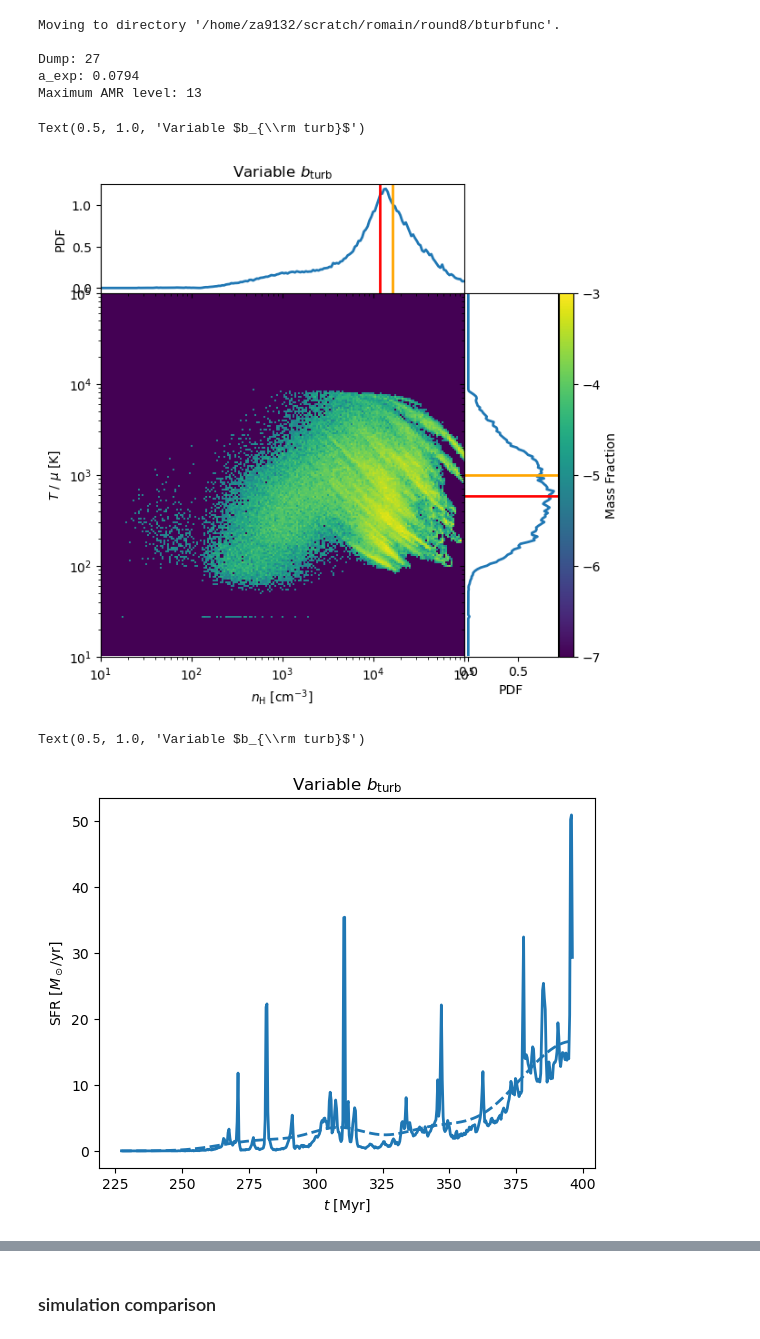
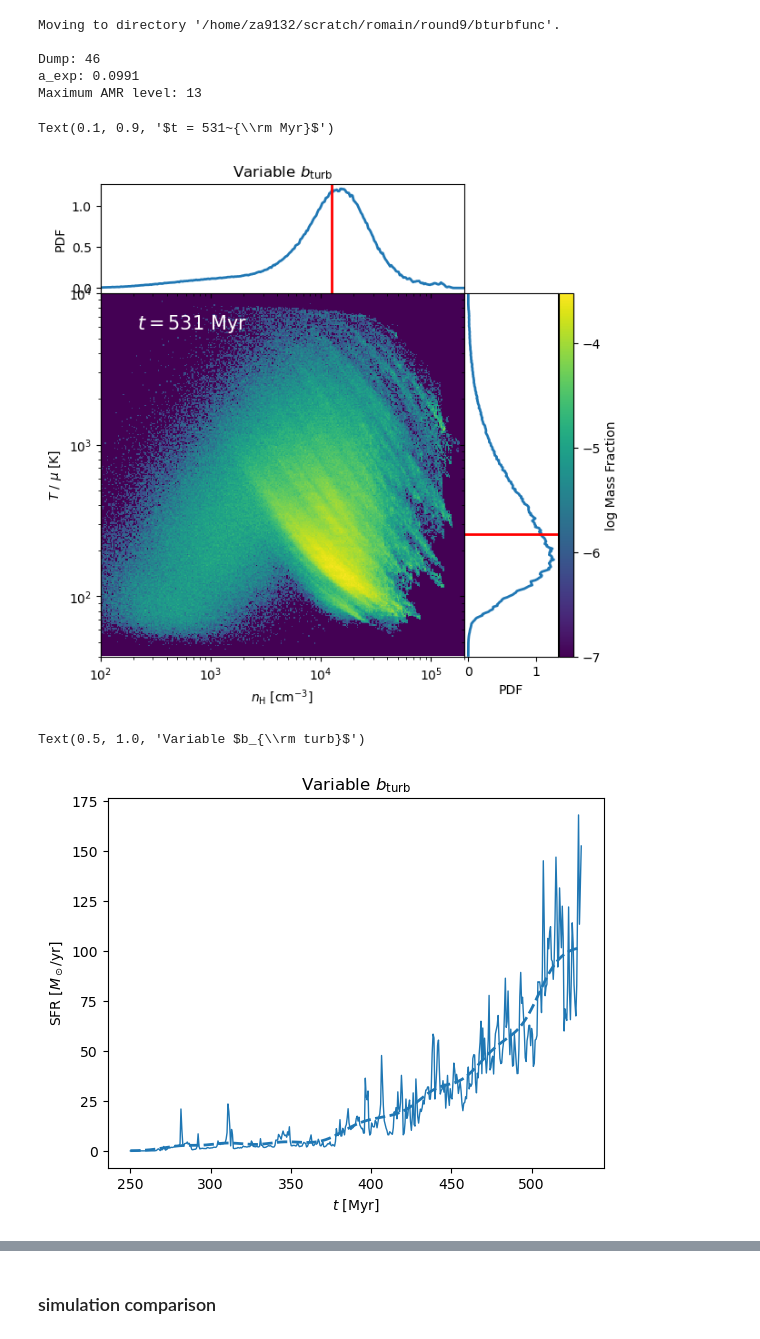
Before and after one commit to zandalman/RAMSES-analysis, a Jupyter notebook: star-formation-history.ipynb, the cells around one changed output, grey strips where cells are left out. Drawn from its saved outputs; the diff is of its cells as text; code cells hidden in the pictures.

```diff
--- a/star-formation-history.ipynb
+++ b/star-formation-history.ipynb
@@ -7,7 +7,7 @@ from sim import *
 from read_ramses import *
 # %%
 # choose simulation
-sim_round = 8
+sim_round = 9
 sim_name = "bturbfunc"
 sim_dir = move_to_sim_dir(sim_round, sim_name)
 sim_latex = sim_name_to_latex[sim_name]
@@ -20,62 +20,64 @@ print("Dump: %d" % dump)
 print("a_exp: %.3g" % info.a_exp)
 print("Maximum AMR level: %d" % info.amr_level_max)
 # %% [output]
-Moving to directory '/home/za9132/scratch/romain/round8/bturbfunc'.
+Moving to directory '/home/za9132/scratch/romain/round9/bturbfunc'.
 
-Dump: 27
-a_exp: 0.0794
+Dump: 46
+a_exp: 0.0991
 Maximum AMR level: 13
 # %%
-starbirth_cat = SimpleNamespace(**np.load("stardeath.npz")) #SimpleNamespace(**np.load("starbirth.npz"))
-stardeath_cat = SimpleNamespace(**np.load("stardeath.npz"))
+starbirth_cat = SimpleNamespace(**np.load("starbirth.npz"))
+# stardeath_cat = SimpleNamespace(**np.load("stardeath.npz"))
 # %%
-nbins = 200
-n_H_extrema = (1e1, 1e5)
-temp_extrema = (1e1, 1e5)
-mass_frac_extrema = (1e-7, 1e-3)
-time = 500 * const.Myr
+nbins = 300
+n_H_extrema = (1e2, 2e5)
+temp_extrema = (4e1, 1e4)
+mass_frac_extrema = (1e-7, 3e-4)
 
 star_cat = starbirth_cat
+time = min(600 * const.Myr, np.max(star_cat.time))
 cond = star_cat.time <= time
 
 fig = plt.figure(figsize=(4, 4))
 ax1 = fig.add_axes([0, 0, 1, 1])
 
 n_H = const.X_cosmo * star_cat.density / const.m_H
-temp = stardeath_cat.temperature
+temp = star_cat.temperature
 
 n_H_2d, temperature_2d, mass_2d = calc_phase(n_H[cond], temp[cond], n_H_extrema, temp_extrema, nbins=nbins, weight=star_cat.mass[cond])
-mass_frac_2d = mass_2d / np.sum(star_cat.mass[cond])
+mass_frac_2d = mass_2d / np.sum(star_cat.mass)
 im = ax1.pcolormesh(n_H_2d, temperature_2d, np.log10(mass_frac_2d + epsilon), vmin=np.log10(mass_frac_extrema[0]), vmax=np.log10(mass_frac_extrema[1]))
 
 ax1.set_xlabel(r"$n_{\rm H}$ [${\rm cm^{-3}}$]")
 ax1.set_ylabel(r"$T~/~\mu$ [K]")
 ax1.set_xscale('log')
 ax1.set_yscale('log')
 ax1.set_xlim(*n_H_extrema)
 ax1.set_ylim(*temp_extrema)
 
 ax2 = fig.add_axes([0, 1, 1, 0.3], sharex=ax1)
 plt.setp(ax2.get_xticklabels(), visible=False)
-plot_pdf(n_H[cond], ax=ax2, extrema=n_H_extrema, weights=star_cat.mass[cond], do_log=True, do_axes_labels=False, nbins=nbins, show_median=True, show_mean=True)
+plot_pdf(n_H[cond], ax=ax2, extrema=n_H_extrema, weights=star_cat.mass[cond], do_log=True, do_axes_labels=False, nbins=nbins, show_median=True)
 ax2.set_ylabel("PDF")
 
 ax3 = fig.add_axes([1, 0, 0.3, 1], sharey=ax1)
 plt.setp(ax3.get_yticklabels(), visible=False);
-plot_pdf(temp[cond], ax=ax3, extrema=temp_extrema, weights=star_cat.mass[cond], do_log=True, do_axes_labels=False, nbins=nbins, flip_axes=True, show_median=True, show_mean=True)
+plot_pdf(temp[cond], ax=ax3, extrema=temp_extrema, weights=star_cat.mass[cond], do_log=True, do_axes_labels=False, nbins=nbins, flip_axes=True, show_median=True)
 ax3.set_xlabel("PDF")
 
 cbar_ticks = np.arange(np.log10(mass_frac_extrema[0]), np.log10(mass_frac_extrema[1])+1)
 divider = make_axes_locatable(ax3)
 cax = divider.append_axes("right", size="15%", pad=0.01)
-plt.colorbar(im, ax=ax1, cax=cax, ticks=cbar_ticks, label=r"Mass Fraction")
+plt.colorbar(im, ax=ax1, cax=cax, ticks=cbar_ticks, label=r"log Mass Fraction")
 
 ax2.set_title(sim_latex)
 
+ax1.annotate(r'$t = %.3g~{\rm Myr}$' % (time / const.Myr), (0.1, 0.9), xycoords='axes fraction', color='white', fontsize=15)
+
 # save_fig("starbirth-bturb1p0")
 # %% [output]
-Text(0.5, 1.0, 'Variable $b_{\\rm turb}$')
+Text(0.1, 0.9, '$t = 531~{\\rm Myr}$')
-[figure, old version]
+[figure, new version]
 # %%
 nbins = 500
 filter_sigma = 10 * const.Myr
@@ -89,7 +91,7 @@ SFR_mass_1d = star_mass_1d / np.diff(bins)[0]
 filter_sigma_idx = filter_sigma / np.diff(star_birthtime_1d)[0]
 SFR_mass_1d_smoothed = gaussian_filter(SFR_mass_1d, sigma=filter_sigma_idx)
 
-plt.plot(star_birthtime_1d / const.Myr, SFR_mass_1d / const.M_sol * const.yr, lw=2, alpha=1., label=sim_latex, color='C0')
+plt.plot(star_birthtime_1d / const.Myr, SFR_mass_1d / const.M_sol * const.yr, lw=1, alpha=1., label=sim_latex, color='C0')
 plt.plot(star_birthtime_1d / const.Myr, SFR_mass_1d_smoothed / const.M_sol * const.yr, lw=2, alpha=1., label=sim_latex, color='C0', linestyle='--')
 
 plt.ylabel(r"SFR [$M_\odot / {\rm yr}$]")
@@ -100,4 +102,4 @@ plt.title(sim_latex)
 # save_fig("SFR-dxmin")
 # %% [output]
 Text(0.5, 1.0, 'Variable $b_{\\rm turb}$')
-[figure, old version]
+[figure, new version]
```
Also changed, not shown: parts of 5 cells of this notebook, 2 other files.
